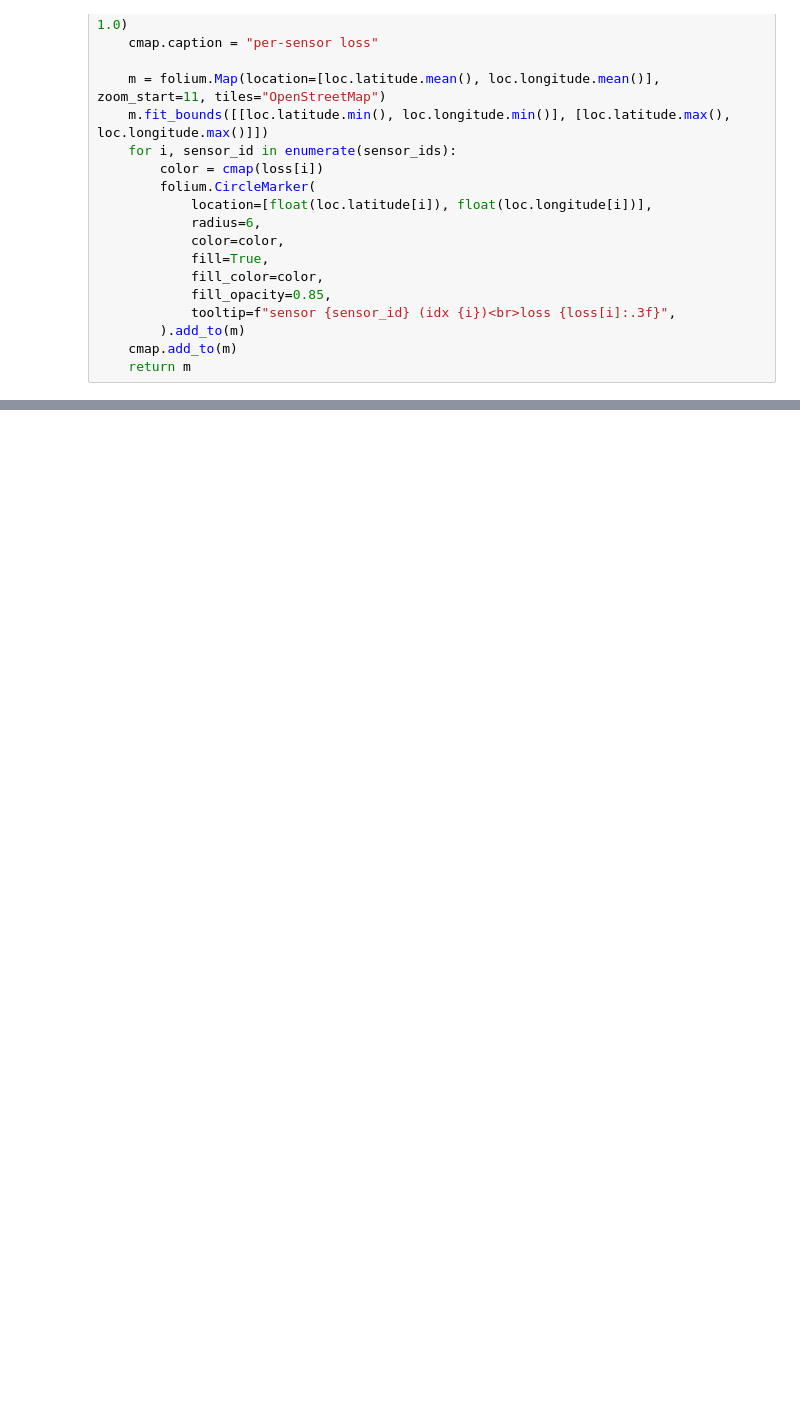
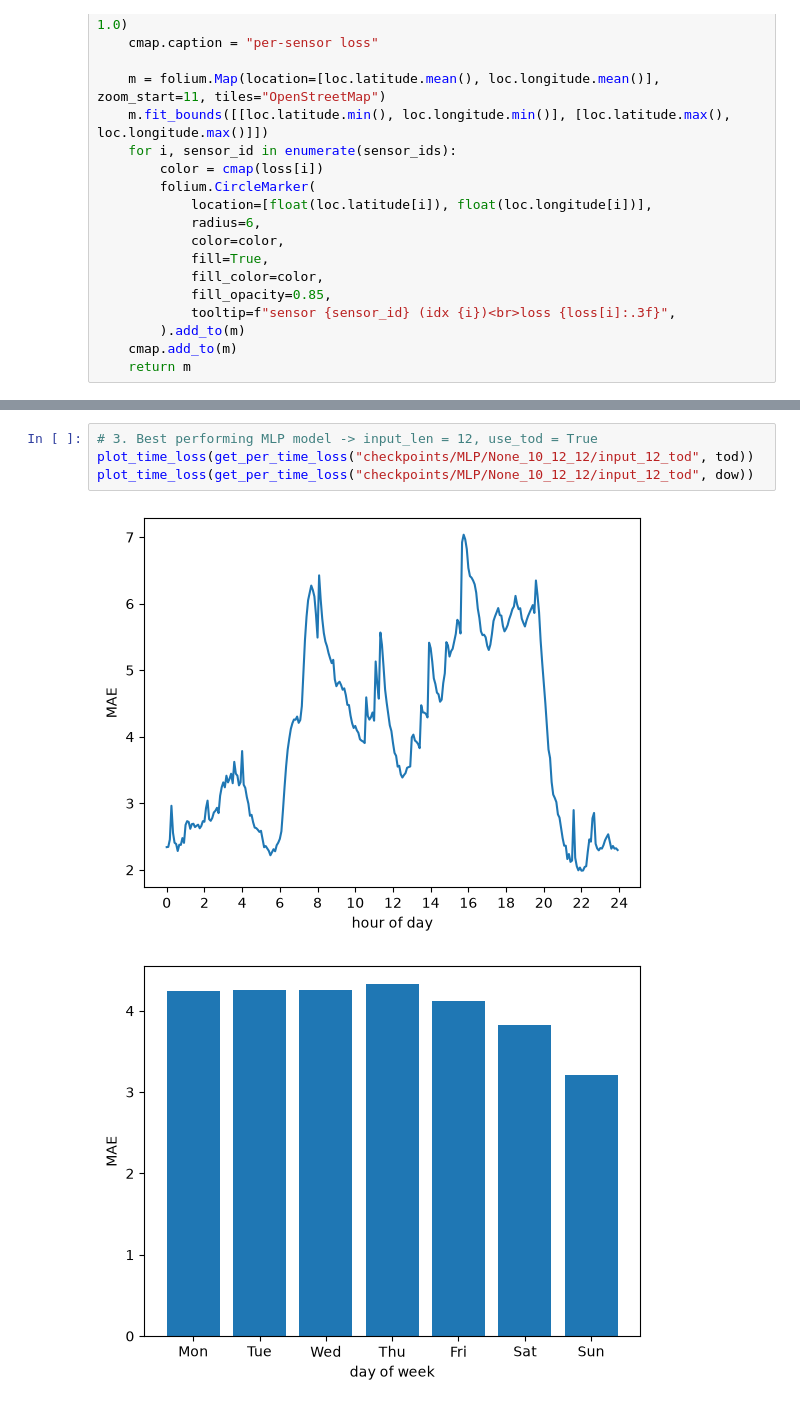
Before and after one commit to EduardCavasi/Spatial-Dependency-Modelling-in-Multivariate-Time-Series, a Jupyter notebook: notebooks/baseline_models_2.ipynb, the cells around one changed output, grey strips where cells are left out. Cells and saved outputs as stored; diff of their text form; blank space fills up the shorter version.

```diff
--- a/notebooks/baseline_models_2.ipynb
+++ b/notebooks/baseline_models_2.ipynb
@@ -138,0 +200,7 @@ plot_sensor_loss(per_sensor_loss)
+# %%
+# 3. Best performing MLP model -> input_len = 12, use_tod = True
+plot_time_loss(get_per_time_loss("checkpoints/MLP/None_10_12_12/input_12_tod", tod))
+plot_time_loss(get_per_time_loss("checkpoints/MLP/None_10_12_12/input_12_tod", dow))
+# %% [output]
+[figure, added]
+[figure, added]
```
Also changed, not shown: parts of 12 cells of this notebook, 1 other file.
